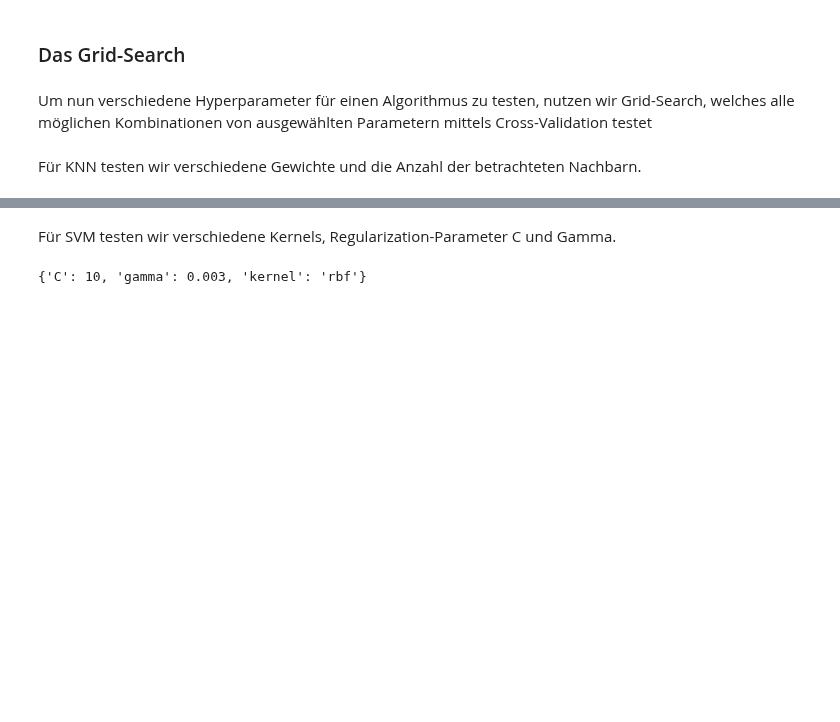
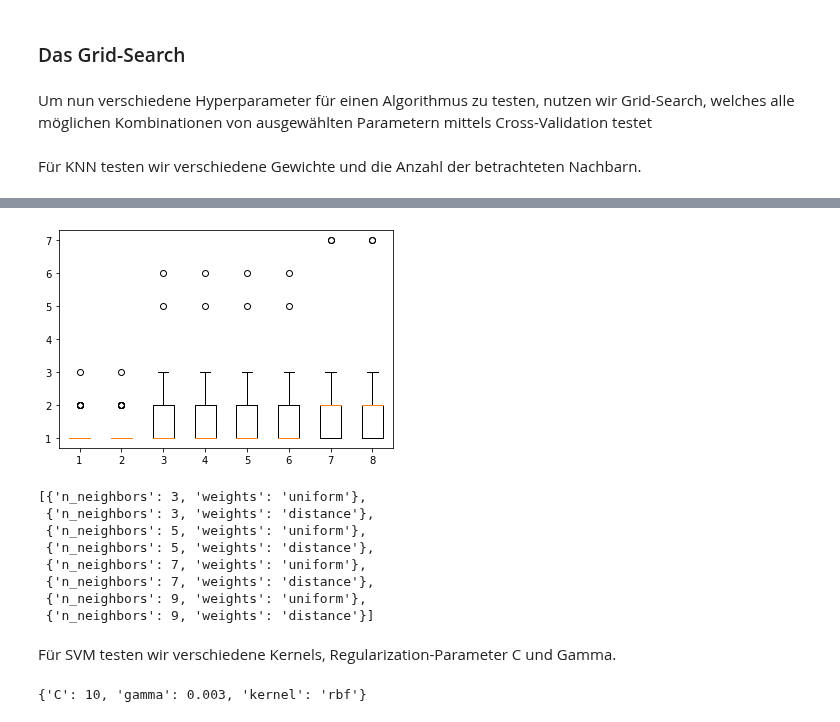
Before and after one commit to JulianBvW/BA-WDN-Leakage-Detection, a Jupyter notebook: LeakageDetection.ipynb, the cells around one changed output, grey strips where cells are left out. Saved outputs shown, nothing was run; the diff lists cells and outputs as text; code cells hidden in the pictures; blank space fills up the shorter version.

Commit message:
Added Boxplot Analysis

```diff
--- a/LeakageDetection.ipynb
+++ b/LeakageDetection.ipynb
@@ -281,0 +282,21 @@ results_knn[['param_n_neighbors', 'param_weights'] + important_results].sort_val
+# %%
+from tqdm import tqdm
+from sklearn.model_selection import ParameterGrid
+from sklearn.model_selection import train_test_split
+from utils.metrics import detection_time_list
+
+X_train, X_test, y_train, y_test = train_test_split(X, y)
+
+results = []
+for idx, params in enumerate(tqdm(ParameterGrid(parameters_knn))):
+  model_knn = ClassificationModel(KNeighborsClassifier(**params))
+  y_pred = model_knn.fit(X_train, y_train).predict(X_test)
+  results.append(detection_time_list(y_test, y_pred))
+# %%
+for i in range(5):
+  print('###', i)
+  X_train, X_test, y_train, y_test = train_test_split(X, y)
+  for idx, params in enumerate(tqdm(ParameterGrid(parameters_knn))):
+    model_knn = ClassificationModel(KNeighborsClassifier(**params))
+    y_pred = model_knn.fit(X_train, y_train).predict(X_test)
+    results[idx] = detection_time_list(y_test, y_pred)
@@ -282,3 +309,17 @@ results_knn[['param_n_neighbors', 'param_weights'] + important_results].sort_val
+# %%
+plt.boxplot(results)
+plt.show()
+list(ParameterGrid(parameters_knn))
+# %% [output]
+[figure, added]
+[{'n_neighbors': 3, 'weights': 'uniform'},
+ {'n_neighbors': 3, 'weights': 'distance'},
+ {'n_neighbors': 5, 'weights': 'uniform'},
+ {'n_neighbors': 5, 'weights': 'distance'},
+ {'n_neighbors': 7, 'weights': 'uniform'},
+ {'n_neighbors': 7, 'weights': 'distance'},
+ {'n_neighbors': 9, 'weights': 'uniform'},
+ {'n_neighbors': 9, 'weights': 'distance'}]
 # %% [markdown]
 Für SVM testen wir verschiedene Kernels, Regularization-Parameter C und Gamma.
 # %%
```
Also changed, not shown: parts of 13 cells of this notebook, 1 other file.
